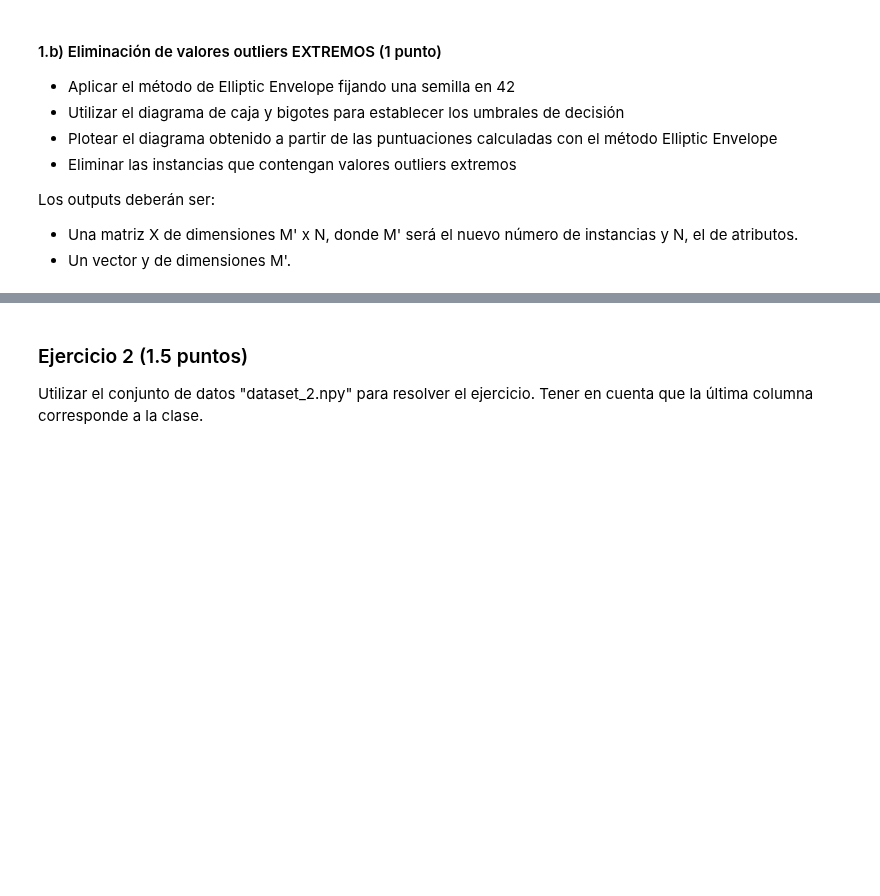
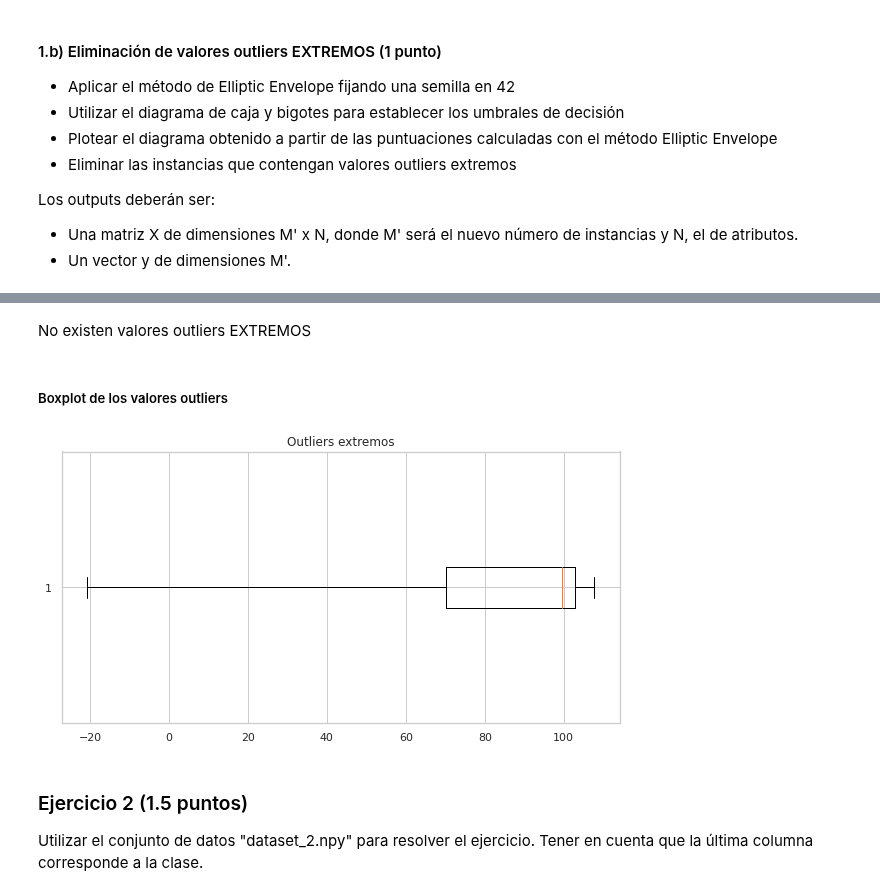
Before and after one commit to GZabalaG/AIMaster, a Jupyter notebook: Supervised/Prueba_final_Gonzalo_zabala_García.ipynb, the cells around one changed output, grey strips where cells are left out. Saved outputs shown, nothing was run; the diff lists cells and outputs as text; code cells hidden in the pictures; blank space fills up the shorter version.

```diff
--- a/Supervised/Prueba_final_Gonzalo_zabala_García.ipynb
+++ b/Supervised/Prueba_final_Gonzalo_zabala_García.ipynb
@@ -115,0 +160,6 @@ for column in data.T:
+# %%
+# Fill continuous NaN values
+df.iloc[:,con_cols] = df.iloc[:,con_cols].fillna(df.mean())
+
+df1 = df[df.isna().any(axis=1)]
+display(df1)
@@ -115,0 +169,6 @@ for column in data.T:
+# %%
+# Fill continuous NaN values
+df.iloc[:,cat_cols] = df.iloc[:,cat_cols].fillna(df.mode()[0])
+
+df1 = df[df.isna().any(axis=1)]
+display(df1)
@@ -115,0 +179,10 @@ for column in data.T:
+# %%
+print('NaNs:\n', df.isna().sum())
+print('\nShape:',df.shape)
+
+X = df.to_numpy()
+y = X[:,-1].copy()
+print('\n\n------\n\n')
+print('X=\n', X)
+print('\n\n------\n\n')
+print('y=\n',y)
@@ -126,3 +324,17 @@ Los outputs deberán ser:
+# %% [markdown]
+No existen valores outliers EXTREMOS
+# %% [markdown]
+##### Boxplot de los valores outliers
+# %%
+from matplotlib import pyplot as plt
+
+fig, ax = plt.subplots(figsize = (10, 5))
+ax.set_title('Outliers extremos')
+ax.boxplot(scores_pred, vert=False, whis = 3)
+
+plt.show()
+# %% [output]
+[figure, added]
 # %% [markdown]
 ### Ejercicio 2 (1.5 puntos)
 Utilizar el conjunto de datos "dataset_2.npy" para resolver el ejercicio. Tener en cuenta que la última columna corresponde a la clase.
```
Also changed, not shown: parts of 31 cells of this notebook.
